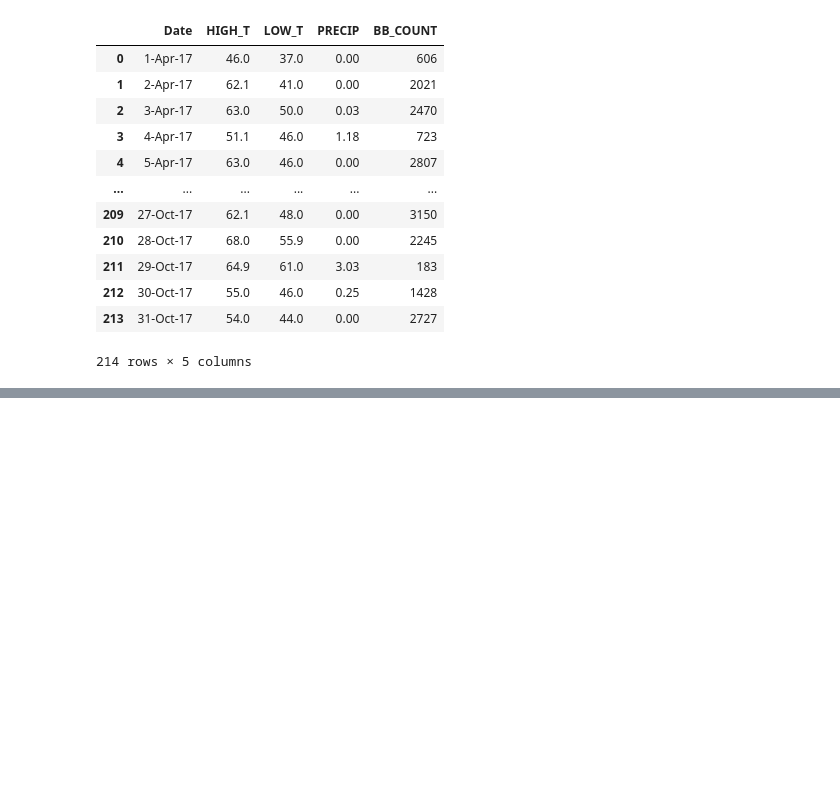
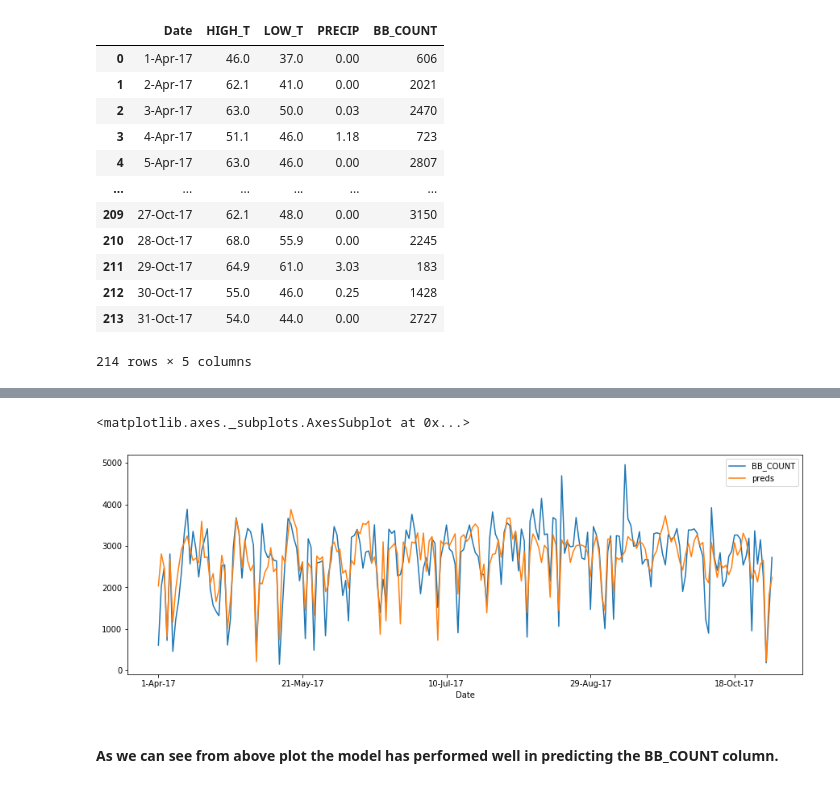
Before and after one commit to codamin/Machine-Learning-Course-Assignments, a Jupyter notebook: hw2/p7.ipynb, the cells around one changed output, grey strips where cells are left out. Cells and saved outputs as stored; diff of their text form; code cells hidden in the pictures; blank space fills up the shorter version.

```diff
--- a/hw2/p7.ipynb
+++ b/hw2/p7.ipynb
@@ -26,6 +42,3 @@ y = data.iloc[:, [4]].to_numpy()
 # %%
 exog, endog = sm.add_constant(X), y
-mod = sm.GLM(endog, exog, family=sm.families.Poisson(link=sm.families.links.log()))
-res = mod.fit()
-display(res.summary())
-y_pred = res.predict(exog)
+model = sm.GLM(endog, exog, family=sm.families.Poisson(link=sm.families.links.log()))
@@ -65,0 +47,2 @@ data
+# %%
+fitted_model = model.fit()
@@ -65,0 +51,6 @@ data
+# %%
+y_pred = fitted_model.predict(exog)
+
+## we put the predictoin result in the preds column of the orginal data
+data['preds'] = y_pred
+data
@@ -65,0 +91,7 @@ data
+# %%
+data.plot(x = 'Date', y = ['BB_COUNT', 'preds'], figsize=(15,5))
+# %% [output]
+<matplotlib.axes._subplots.AxesSubplot at 0x...>
+[figure, added]
+# %% [markdown]
+#### As we can see from above plot the model has performed well in predicting the BB_COUNT column.
```
Also changed, not shown: parts of 13 cells of this notebook, 1 other file.
